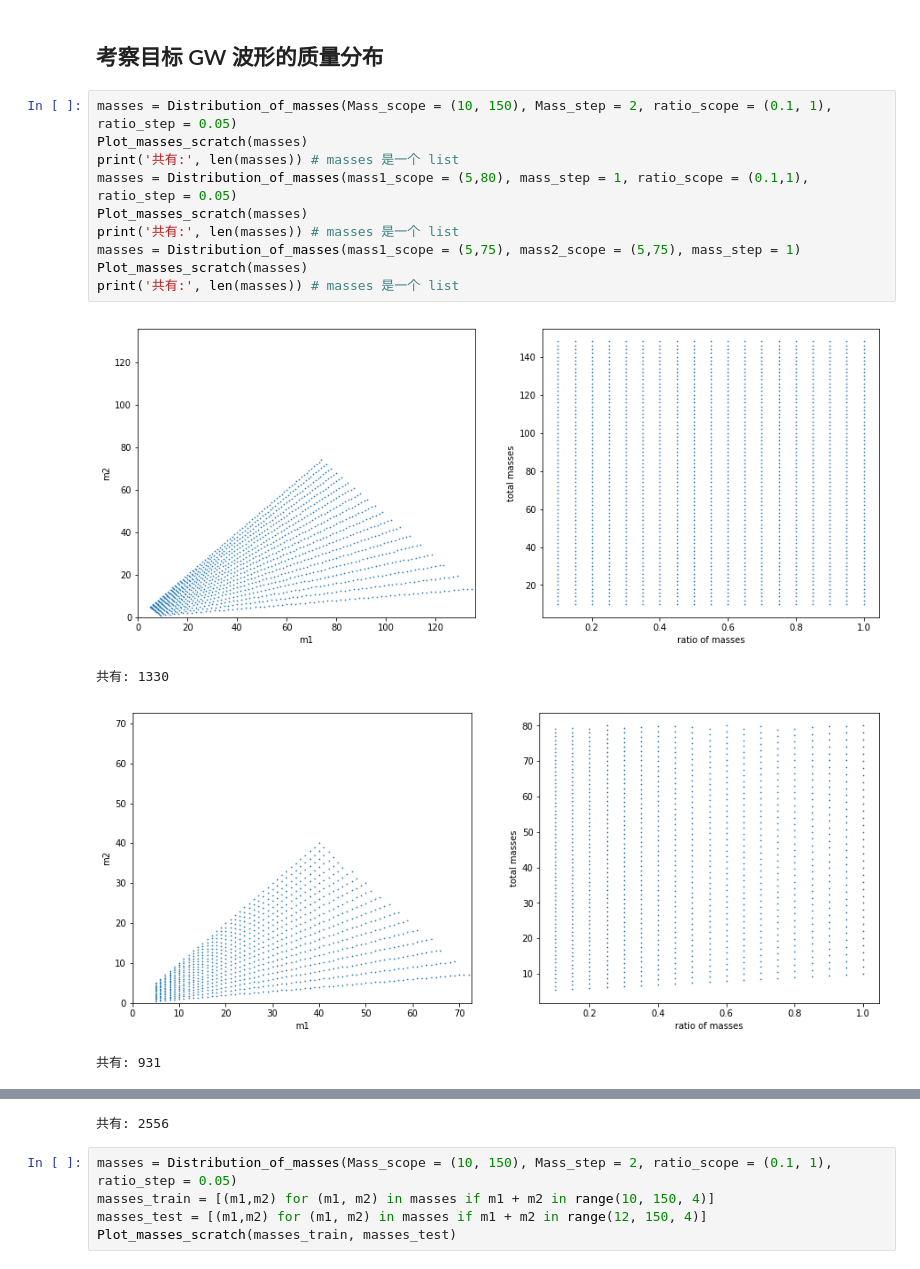
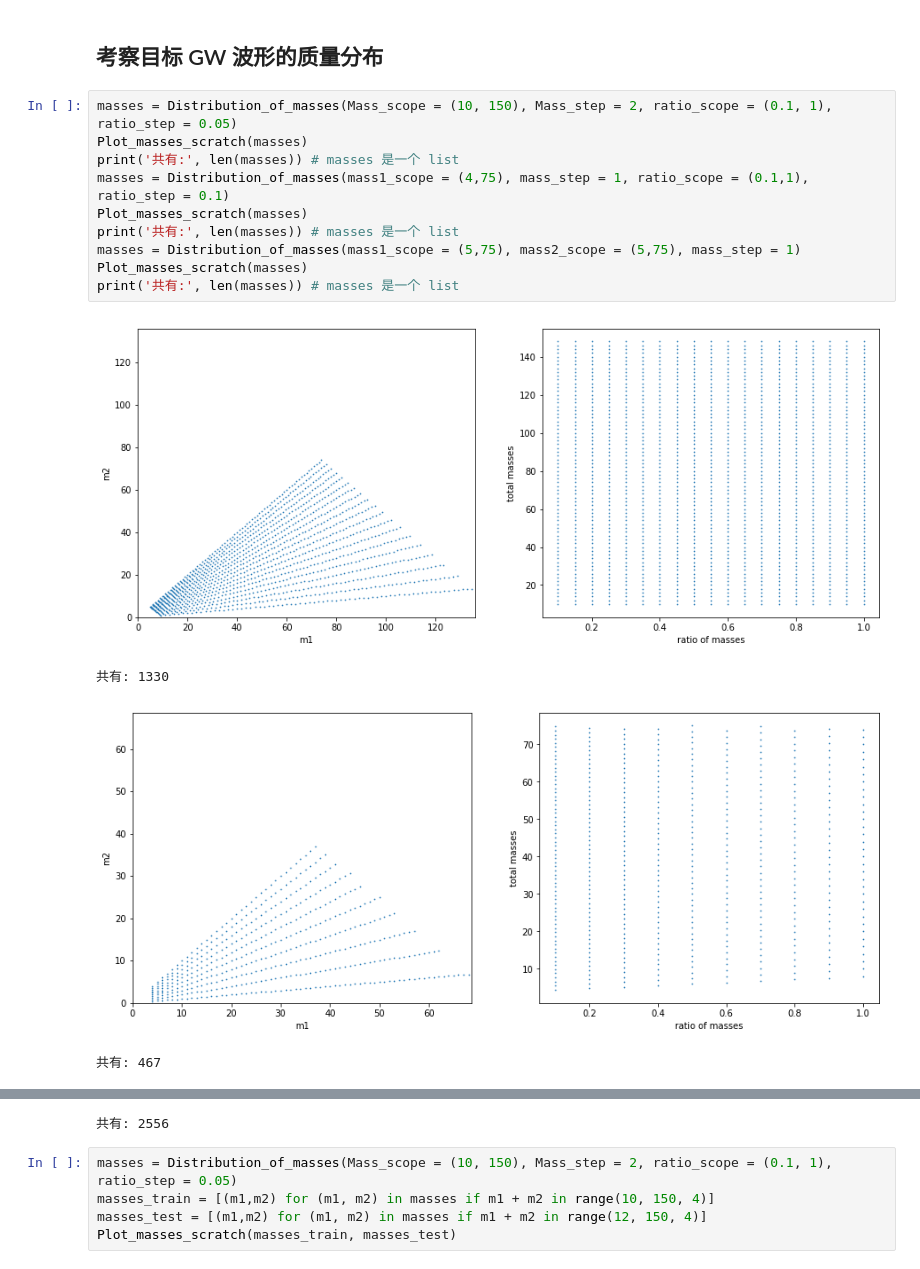
Before and after one commit to iphysresearch/Python4GW, a Jupyter notebook: Gen_GWsignals.ipynb, the cells around one changed output, grey strips where cells are left out. Saved outputs shown, nothing was run; the diff lists cells and outputs as text.

Commit message:
plot for draft3

```diff
--- a/Gen_GWsignals.ipynb
+++ b/Gen_GWsignals.ipynb
@@ -29,18 +29,18 @@ import os, sys, time
 # %%
 masses = Distribution_of_masses(Mass_scope = (10, 150), Mass_step = 2, ratio_scope = (0.1, 1), ratio_step = 0.05)
 Plot_masses_scratch(masses)
 print('共有:', len(masses)) # masses 是一个 list
-masses = Distribution_of_masses(mass1_scope = (5,80), mass_step = 1, ratio_scope = (0.1,1), ratio_step = 0.05)
+masses = Distribution_of_masses(mass1_scope = (4,75), mass_step = 1, ratio_scope = (0.1,1), ratio_step = 0.1)
 Plot_masses_scratch(masses)
 print('共有:', len(masses)) # masses 是一个 list
 masses = Distribution_of_masses(mass1_scope = (5,75), mass2_scope = (5,75), mass_step = 1)
 Plot_masses_scratch(masses)
 print('共有:', len(masses)) # masses 是一个 list
 # %% [output]
 [figure]
 共有: 1330
-[figure, old version]
+[figure, new version]
-共有: 931
+共有: 467
 [figure]
 共有: 2556
 # %%
```
Also changed, not shown: parts of 13 cells of this notebook, 57 other files.
